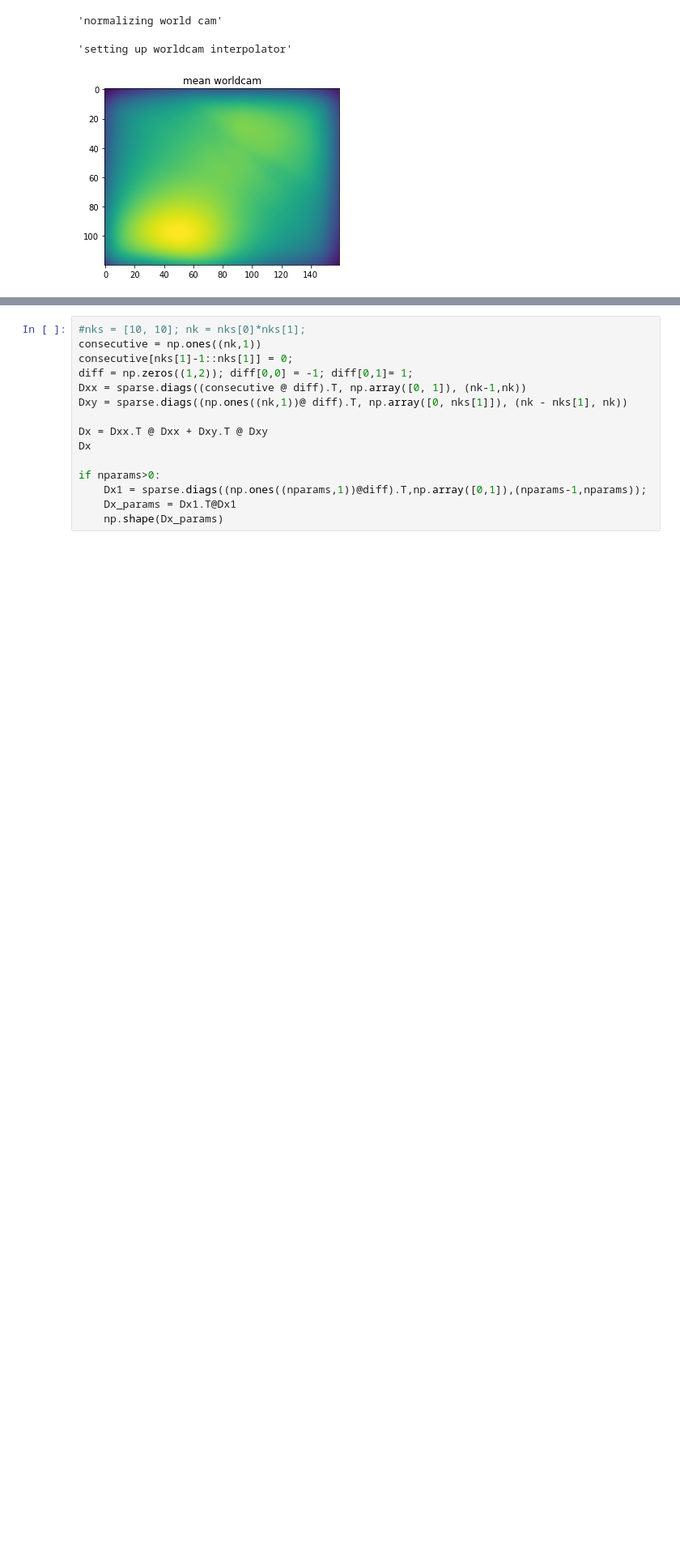
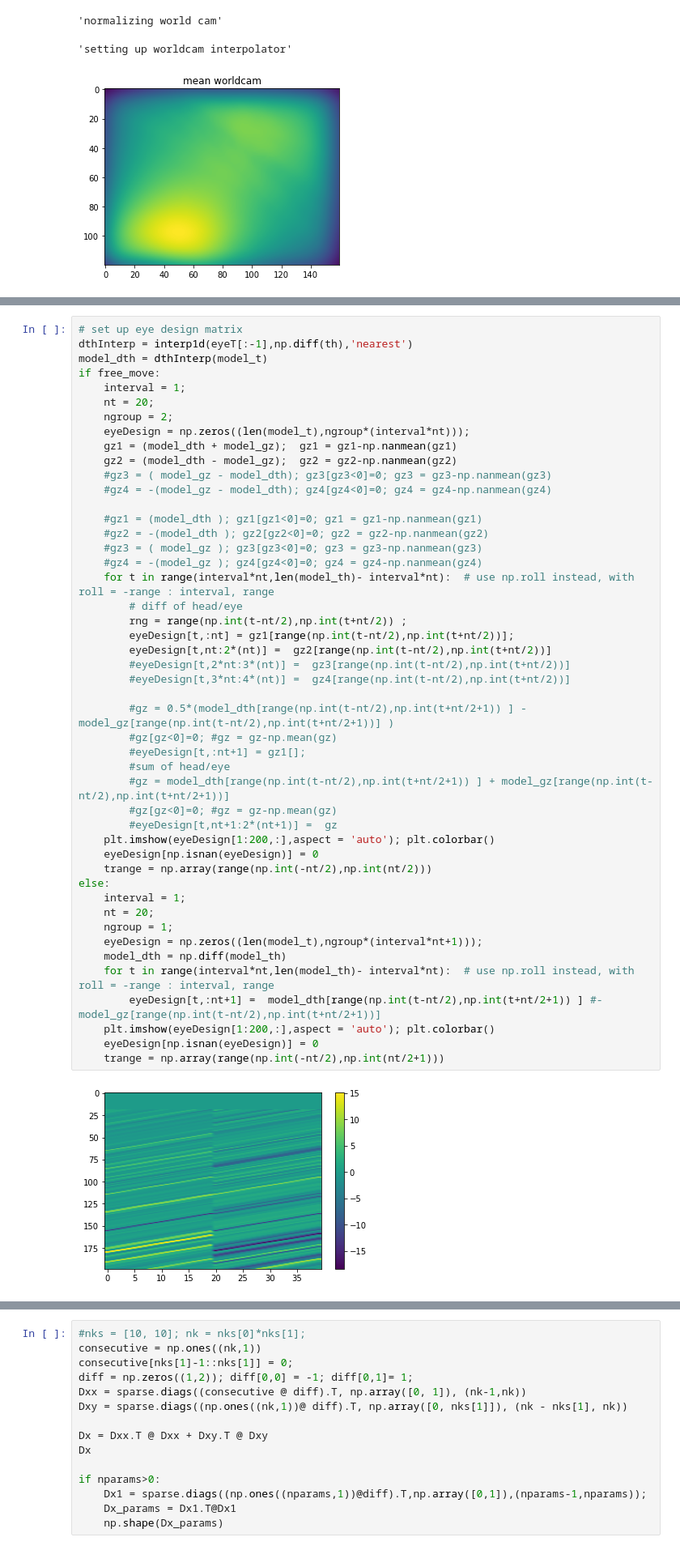
Before and after one commit to nielllab/FreelyMovingEphys, a Jupyter notebook: testing/correct_worldcam_testing.ipynb, the cells around one changed output, grey strips where cells are left out. Shown at 81% size. Saved outputs shown, nothing was run; the diff lists cells and outputs as text; blank space fills up the shorter version.

```diff
--- a/testing/correct_worldcam_testing.ipynb
+++ b/testing/correct_worldcam_testing.ipynb
@@ -593,0 +570,49 @@ plt.plot(bins[:-1],binned_th)
+# %%
+# set up eye design matrix
+dthInterp = interp1d(eyeT[:-1],np.diff(th),'nearest')
+model_dth = dthInterp(model_t)
+if free_move:
+    interval = 1;
+    nt = 20;
+    ngroup = 2;
+    eyeDesign = np.zeros((len(model_t),ngroup*(interval*nt)));
+    gz1 = (model_dth + model_gz);  gz1 = gz1-np.nanmean(gz1)
+    gz2 = (model_dth - model_gz);  gz2 = gz2-np.nanmean(gz2)
+    #gz3 = ( model_gz - model_dth); gz3[gz3<0]=0; gz3 = gz3-np.nanmean(gz3)
+    #gz4 = -(model_gz - model_dth); gz4[gz4<0]=0; gz4 = gz4-np.nanmean(gz4)
+
+    #gz1 = (model_dth ); gz1[gz1<0]=0; gz1 = gz1-np.nanmean(gz1)
+    #gz2 = -(model_dth ); gz2[gz2<0]=0; gz2 = gz2-np.nanmean(gz2)
+    #gz3 = ( model_gz ); gz3[gz3<0]=0; gz3 = gz3-np.nanmean(gz3)
+    #gz4 = -(model_gz ); gz4[gz4<0]=0; gz4 = gz4-np.nanmean(gz4)
+    for t in range(interval*nt,len(model_th)- interval*nt):  # use np.roll instead, with roll = -range : interval, range
+        # diff of head/eye
+        rng = range(np.int(t-nt/2),np.int(t+nt/2)) ;
+        eyeDesign[t,:nt] = gz1[range(np.int(t-nt/2),np.int(t+nt/2))];
+        eyeDesign[t,nt:2*(nt)] =  gz2[range(np.int(t-nt/2),np.int(t+nt/2))]
+        #eyeDesign[t,2*nt:3*(nt)] =  gz3[range(np.int(t-nt/2),np.int(t+nt/2))]
+        #eyeDesign[t,3*nt:4*(nt)] =  gz4[range(np.int(t-nt/2),np.int(t+nt/2))]
+
+        #gz = 0.5*(model_dth[range(np.int(t-nt/2),np.int(t+nt/2+1)) ] - model_gz[range(np.int(t-nt/2),np.int(t+nt/2+1))] )
+        #gz[gz<0]=0; #gz = gz-np.mean(gz)
+        #eyeDesign[t,:nt+1] = gz1[];
+        #sum of head/eye
+        #gz = model_dth[range(np.int(t-nt/2),np.int(t+nt/2+1)) ] + model_gz[range(np.int(t-nt/2),np.int(t+nt/2+1))]
+        #gz[gz<0]=0; #gz = gz-np.mean(gz)
+        #eyeDesign[t,nt+1:2*(nt+1)] =  gz
+    plt.imshow(eyeDesign[1:200,:],aspect = 'auto'); plt.colorbar()
+    eyeDesign[np.isnan(eyeDesign)] = 0
+    trange = np.array(range(np.int(-nt/2),np.int(nt/2)))
+else:
+    interval = 1;
+    nt = 20;
+    ngroup = 1;
+    eyeDesign = np.zeros((len(model_t),ngroup*(interval*nt+1)));
+    model_dth = np.diff(model_th)
+    for t in range(interval*nt,len(model_th)- interval*nt):  # use np.roll instead, with roll = -range : interval, range
+        eyeDesign[t,:nt+1] =  model_dth[range(np.int(t-nt/2),np.int(t+nt/2+1)) ] #- model_gz[range(np.int(t-nt/2),np.int(t+nt/2+1))]
+    plt.imshow(eyeDesign[1:200,:],aspect = 'auto'); plt.colorbar()
+    eyeDesign[np.isnan(eyeDesign)] = 0
+    trange = np.array(range(np.int(-nt/2),np.int(nt/2+1)))
+# %% [output]
+[figure, added]
```
Also changed, not shown: parts of 34 cells of this notebook.
